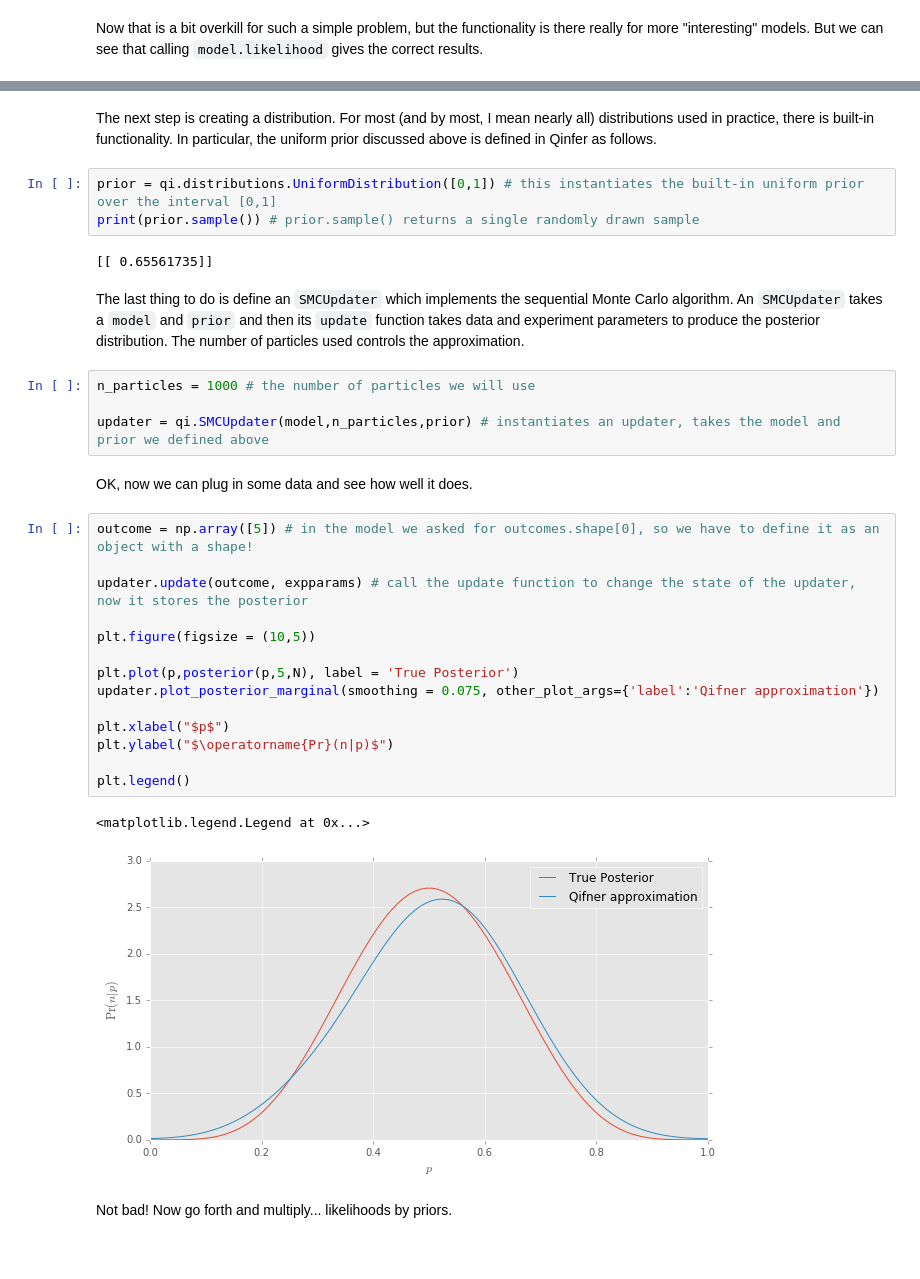
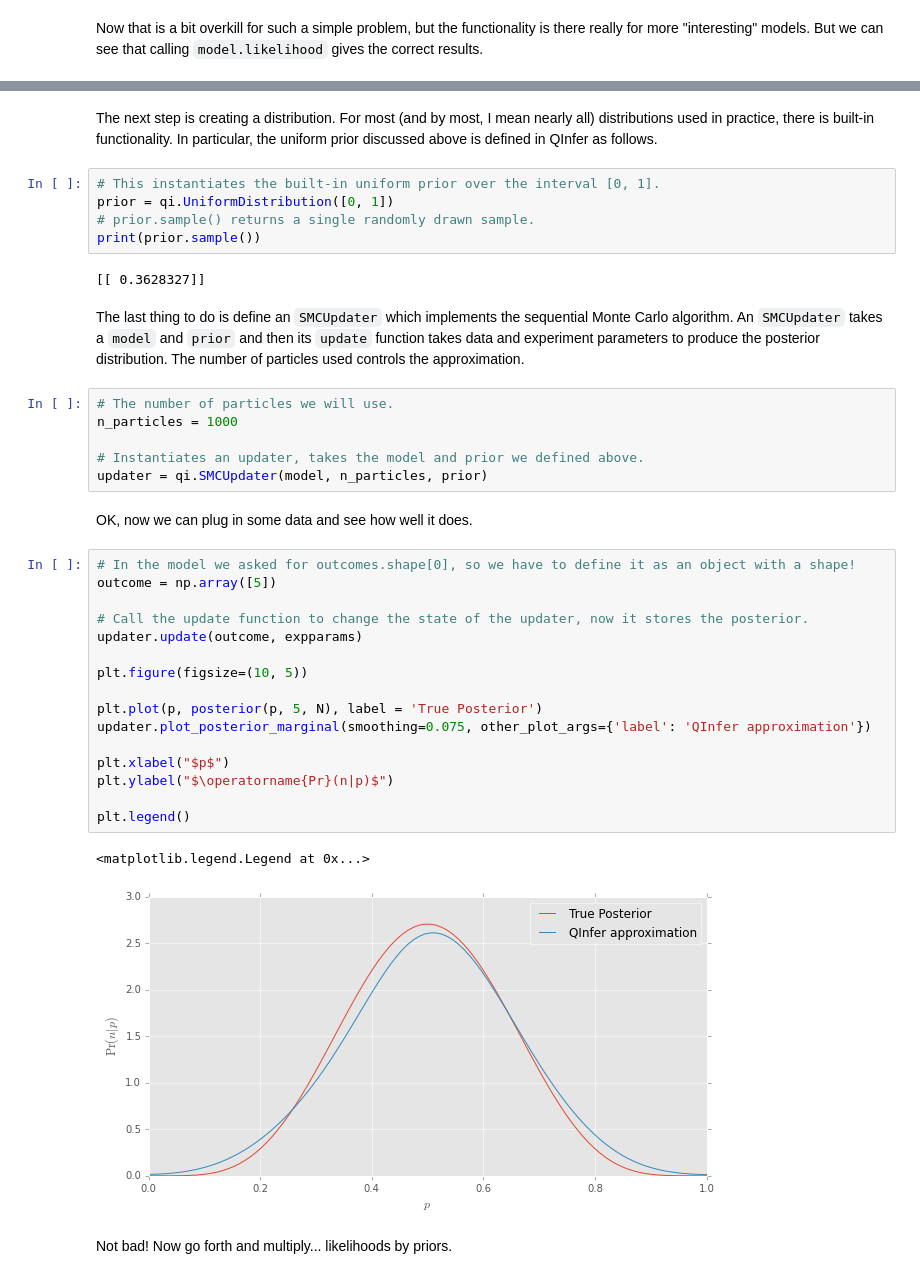
Before and after one commit to QInfer/qinfer-examples, a Jupyter notebook: introduction_to_bayes_smc.ipynb, the cells around one changed output, grey strips where cells are left out. Drawn from its saved outputs; the diff is of its cells as text.

```diff
--- a/introduction_to_bayes_smc.ipynb
+++ b/introduction_to_bayes_smc.ipynb
@@ -209,36 +227,42 @@ plt.show()
 # %% [output]
 [figure]
 # %% [markdown]
-The next step is creating a distribution. For most (and by most, I mean nearly all) distributions used in practice, there is built-in functionality. In particular, the uniform prior discussed above is defined in Qinfer as follows.
+The next step is creating a distribution. For most (and by most, I mean nearly all) distributions used in practice, there is built-in functionality. In particular, the uniform prior discussed above is defined in QInfer as follows.
 # %%
-prior = qi.distributions.UniformDistribution([0,1]) # this instantiates the built-in uniform prior over the interval [0,1]
-print(prior.sample()) # prior.sample() returns a single randomly drawn sample
+# This instantiates the built-in uniform prior over the interval [0, 1].
+prior = qi.UniformDistribution([0, 1])
+# prior.sample() returns a single randomly drawn sample.
+print(prior.sample())
 # %% [output]
-[[ 0.65561735]]
+[[ 0.3628327]]
 # %% [markdown]
 The last thing to do is define an `SMCUpdater` which implements the sequential Monte Carlo algorithm. An `SMCUpdater` takes a `model` and `prior` and then its `update` function takes data and experiment parameters to produce the posterior distribution. The number of particles used controls the approximation.
 # %%
-n_particles = 1000 # the number of particles we will use
+# The number of particles we will use.
+n_particles = 1000
 
-updater = qi.SMCUpdater(model,n_particles,prior) # instantiates an updater, takes the model and prior we defined above
+# Instantiates an updater, takes the model and prior we defined above.
+updater = qi.SMCUpdater(model, n_particles, prior)
 # %% [markdown]
 OK, now we can plug in some data and see how well it does.
 # %%
-outcome = np.array([5]) # in the model we asked for outcomes.shape[0], so we have to define it as an object with a shape!
+# In the model we asked for outcomes.shape[0], so we have to define it as an object with a shape!
+outcome = np.array([5])
 
-updater.update(outcome, expparams) # call the update function to change the state of the updater, now it stores the posterior
+# Call the update function to change the state of the updater, now it stores the posterior.
+updater.update(outcome, expparams)
 
-plt.figure(figsize = (10,5))
+plt.figure(figsize=(10, 5))
 
-plt.plot(p,posterior(p,5,N), label = 'True Posterior')
-updater.plot_posterior_marginal(smoothing = 0.075, other_plot_args={'label':'Qifner approximation'})
+plt.plot(p, posterior(p, 5, N), label = 'True Posterior')
+updater.plot_posterior_marginal(smoothing=0.075, other_plot_args={'label': 'QInfer approximation'})
 
 plt.xlabel("$p$")
 plt.ylabel("$\operatorname{Pr}(n|p)$")
 
 plt.legend()
 # %% [output]
 <matplotlib.legend.Legend at 0x...>
-[figure, old version]
+[figure, new version]
 # %% [markdown]
 Not bad! Now go forth and multiply... likelihoods by priors.
```
Also changed, not shown: parts of 8 cells of this notebook.
